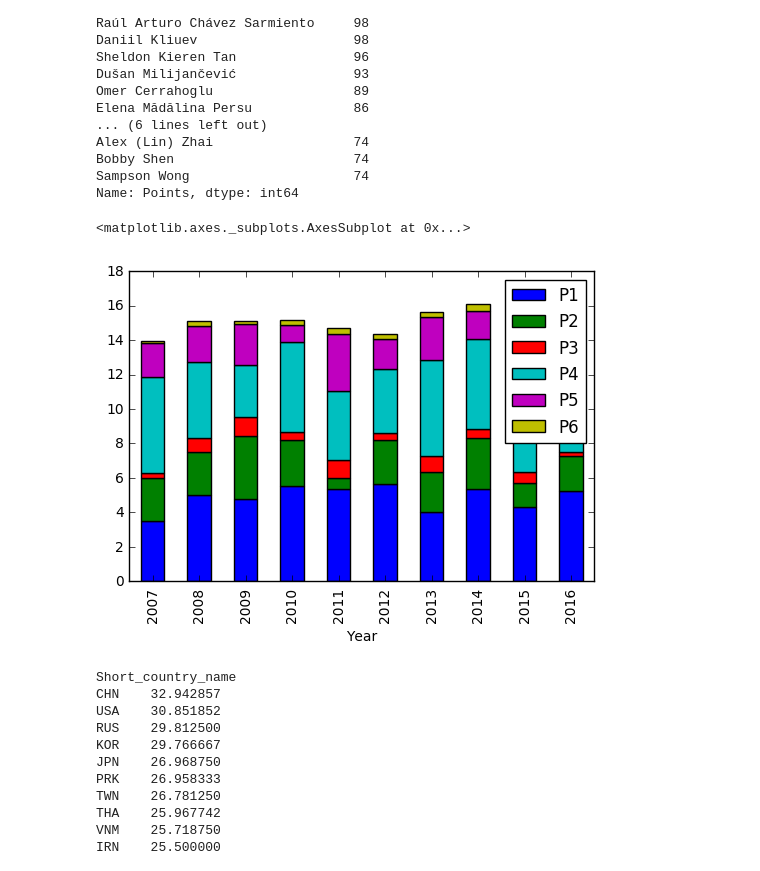
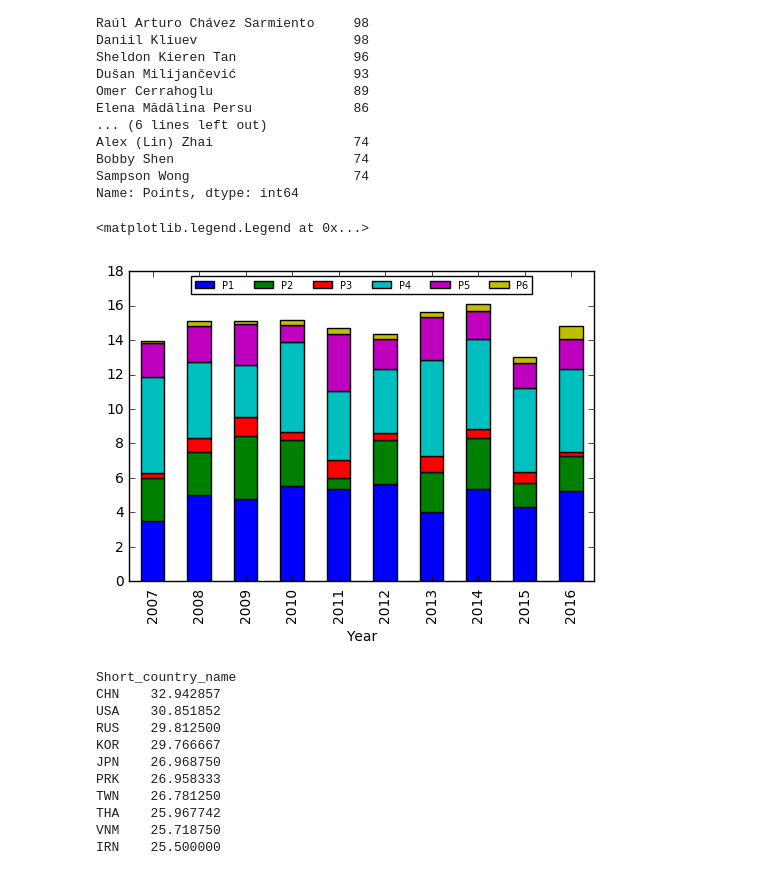
Before and after one commit to lenarttreven/projekt_programiranje_1, a Jupyter notebook: projekt.ipynb, the cells around one changed output. Cells and saved outputs as stored; diff of their text form; code cells hidden in the pictures.

```diff
--- a/projekt.ipynb
+++ b/projekt.ipynb
@@ -50,10 +50,11 @@ Name: Points, dtype: int64
 # %%
 po_letih = data.groupby('Year')
 # %%
-po_letih[['P1','P2','P3','P4','P5','P6']].mean().plot(kind='bar', stacked=True, figsize=(6, 4), fontsize=10)
+graf = po_letih[['P1','P2','P3','P4','P5','P6']].mean().plot(kind='bar', stacked=True, figsize=(6, 4), fontsize=10)
+graf.legend(fontsize=7, loc=9, ncol=6)
 # %% [output]
-<matplotlib.axes._subplots.AxesSubplot at 0x...>
+<matplotlib.legend.Legend at 0x...>
-[figure, old version]
+[figure, new version]
 # %%
 po_drzavah = data.groupby('Short_country_name')
 po_drzavah['Points'].mean().sort_values(ascending=False)[:20]
```
Also changed, not shown: parts of 1 cell of this notebook.
